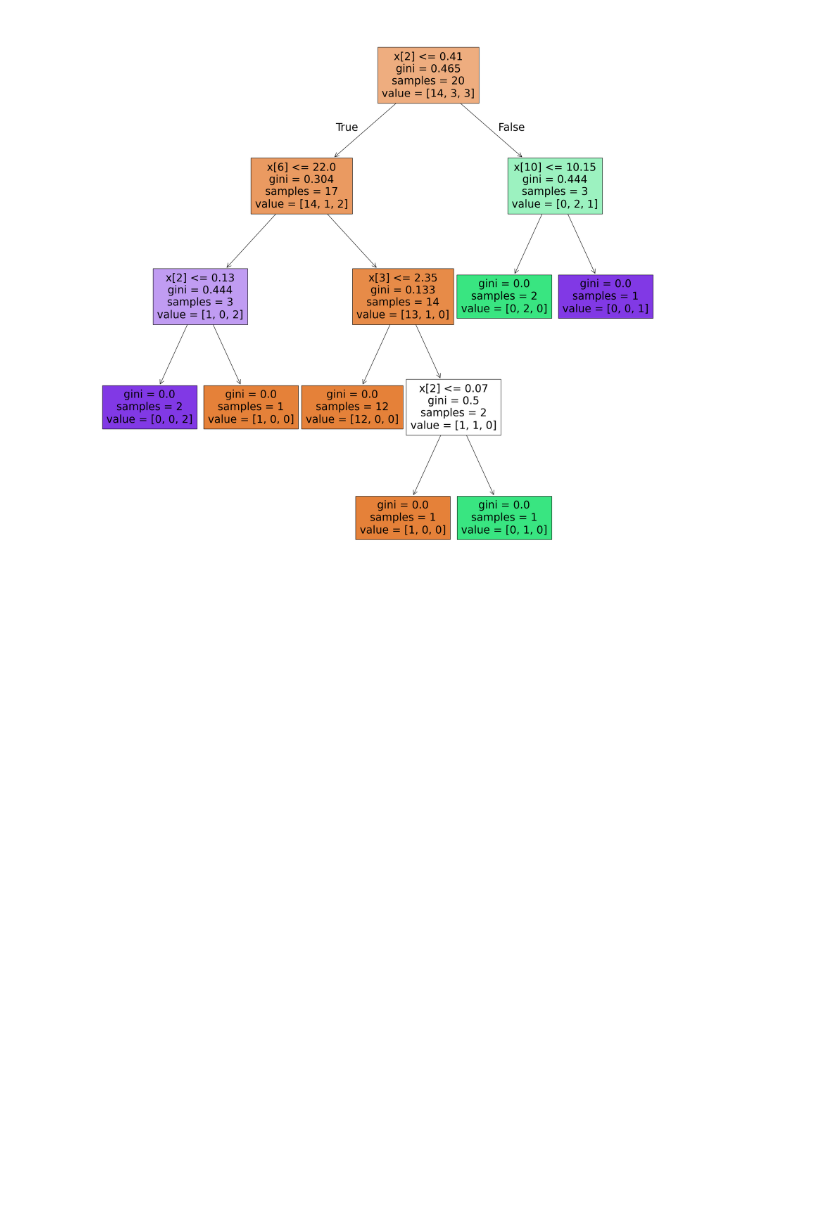
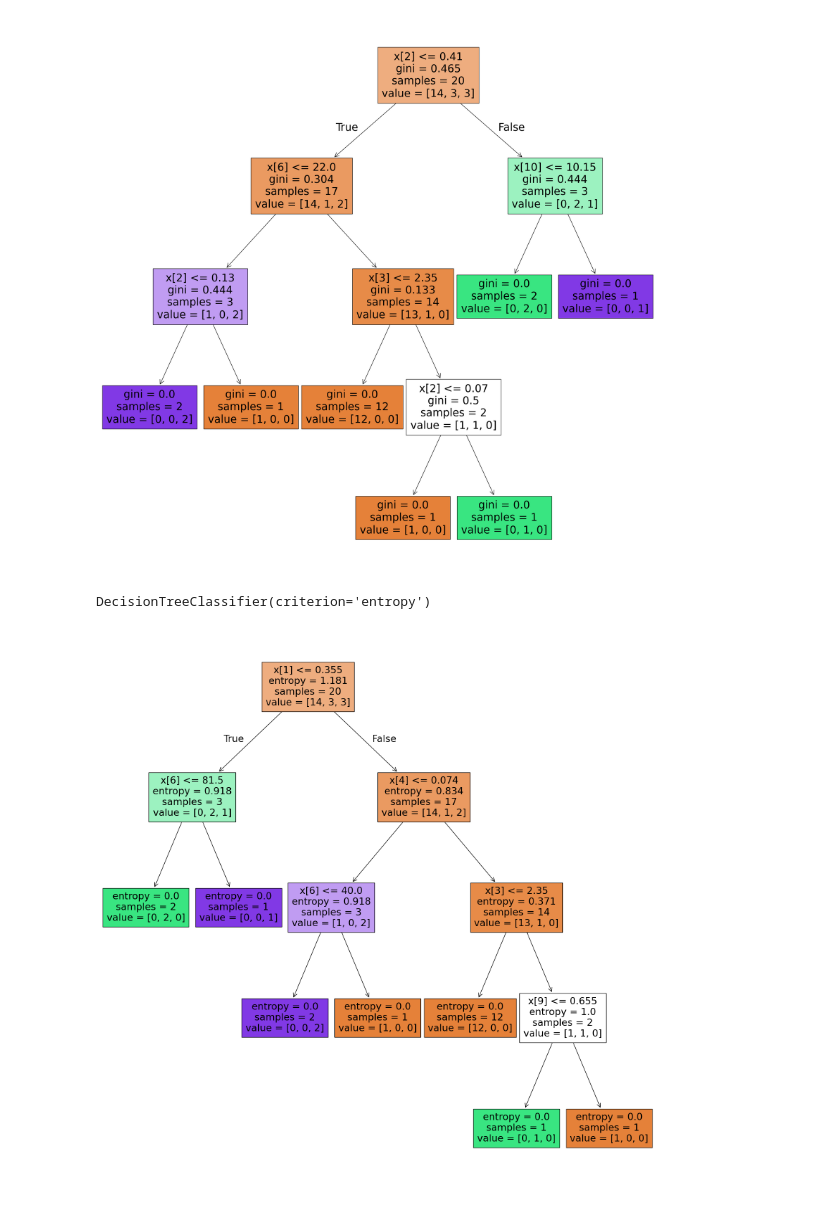
Before and after one commit to Rishabh9559/Data_science, a Jupyter notebook: Phase 2: Machine Learning for Data Science/Decision_Tree_Implement/Decision_tree_implement.ipynb, the cells around one changed output. Cells and saved outputs as stored; diff of their text form; code cells hidden in the pictures; blank space fills up the shorter version.

```diff
--- a/Phase 2: Machine Learning for Data Science/Decision_Tree_Implement/Decision_tree_implement.ipynb
+++ b/Phase 2: Machine Learning for Data Science/Decision_Tree_Implement/Decision_tree_implement.ipynb
@@ -148,0 +147,14 @@ from sklearn import Counter
+# %%
+sample_model_entropy= DecisionTreeClassifier(criterion='entropy')
+sample_model_entropy.fit(X_sample, y_sample)
+# %% [output]
+DecisionTreeClassifier(criterion='entropy')
+# %%
+from sklearn import tree
+plt.figure(figsize=(20,20))
+
+tree.plot_tree(sample_model_entropy, filled=True)
+plt.savefig('sample_model_tree_Entropy.png')
+plt.show()
+# %% [output]
+[figure, added]
```
Also changed, not shown: parts of 1 cell of this notebook.
